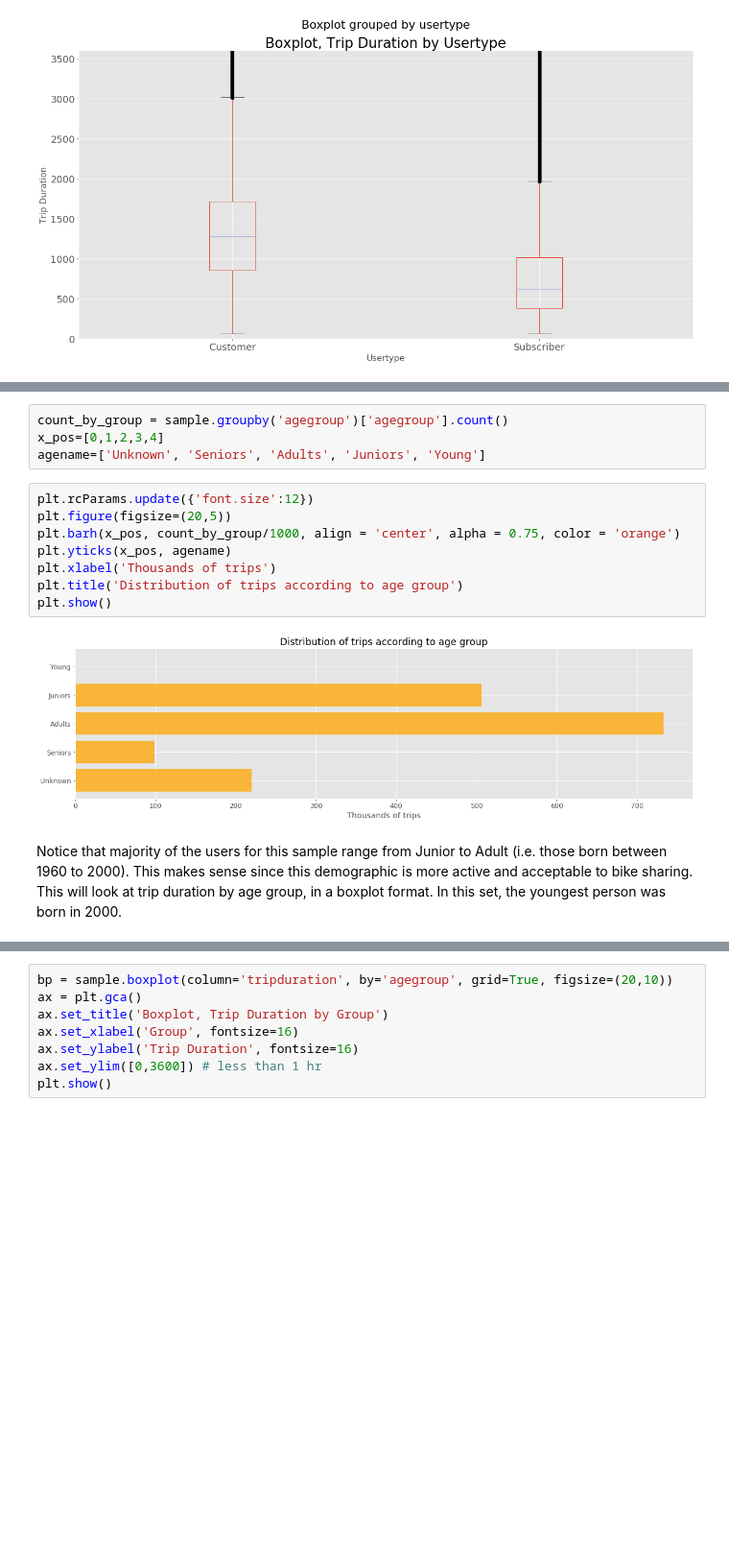
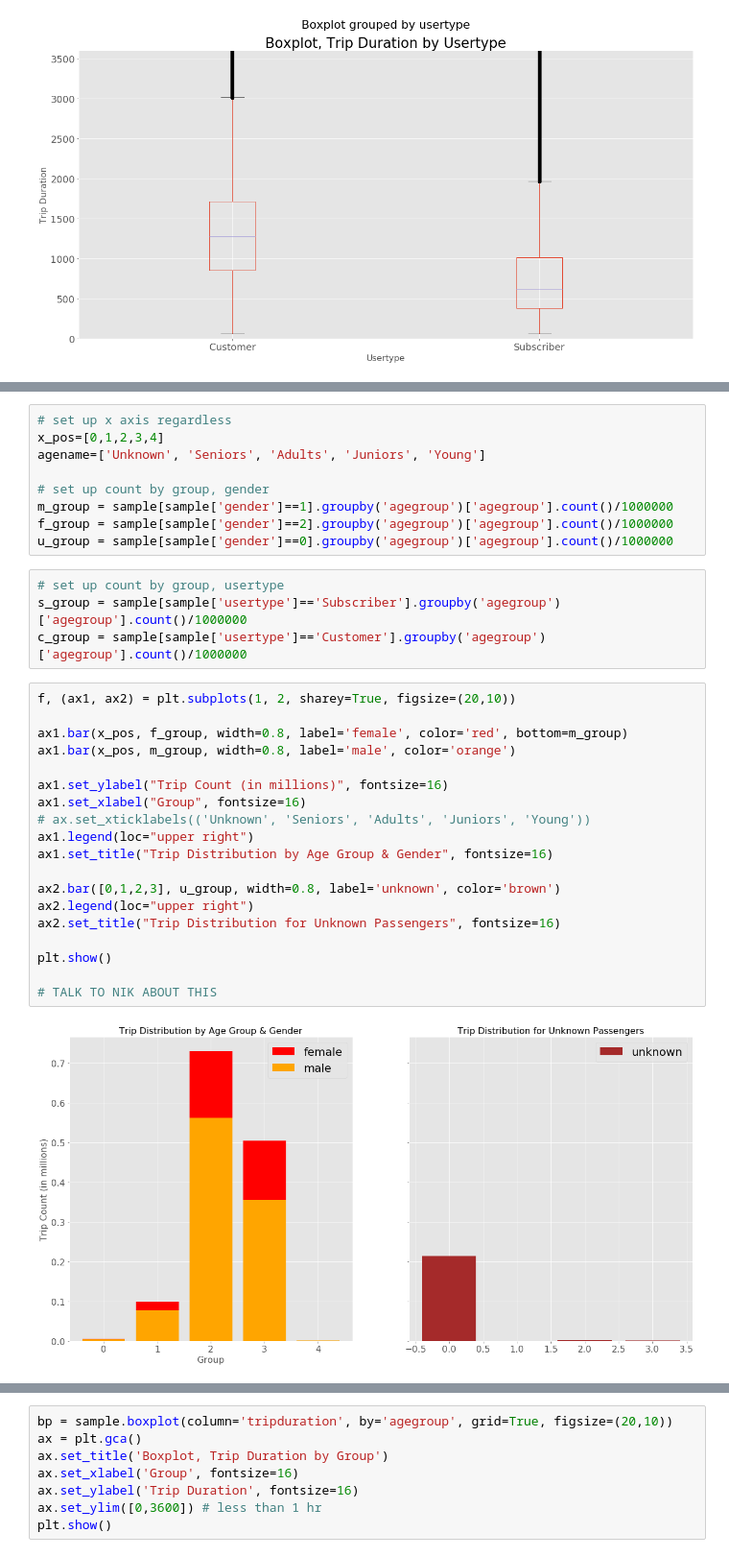
Before and after one commit to advanit/sb-submit, a Jupyter notebook: story.ipynb, the cells around one changed output, grey strips where cells are left out. Shown at 96% size. Cells and saved outputs as stored; diff of their text form; blank space fills up the shorter version.

```diff
--- a/story.ipynb
+++ b/story.ipynb
@@ -391,16 +409,34 @@ Possible explorations include:
-# %%
-count_by_group = sample.groupby('agegroup')['agegroup'].count()
-x_pos=[0,1,2,3,4]
-agename=['Unknown', 'Seniors', 'Adults', 'Juniors', 'Young']
-# %%
-plt.rcParams.update({'font.size':12})
-plt.figure(figsize=(20,5))
-plt.barh(x_pos, count_by_group/1000, align = 'center', alpha = 0.75, color = 'orange')
-plt.yticks(x_pos, agename)
-plt.xlabel('Thousands of trips')
-plt.title('Distribution of trips according to age group')
-plt.show()
-# %% [output]
-[figure, removed]
-# %% [markdown]
-Notice that majority of the users for this sample range from Junior to Adult (i.e. those born between 1960 to 2000).  This makes sense since this demographic is more active and acceptable to bike sharing.  This will look at trip duration by age group, in a boxplot format.  In this set, the youngest person was born in 2000.
+# %%
+# set up x axis regardless
+x_pos=[0,1,2,3,4]
+agename=['Unknown', 'Seniors', 'Adults', 'Juniors', 'Young']
+
+# set up count by group, gender
+m_group = sample[sample['gender']==1].groupby('agegroup')['agegroup'].count()/1000000
+f_group = sample[sample['gender']==2].groupby('agegroup')['agegroup'].count()/1000000
+u_group = sample[sample['gender']==0].groupby('agegroup')['agegroup'].count()/1000000
+# %%
+# set up count by group, usertype
+s_group = sample[sample['usertype']=='Subscriber'].groupby('agegroup')['agegroup'].count()/1000000
+c_group = sample[sample['usertype']=='Customer'].groupby('agegroup')['agegroup'].count()/1000000
+# %%
+f, (ax1, ax2) = plt.subplots(1, 2, sharey=True, figsize=(20,10))
+
+ax1.bar(x_pos, f_group, width=0.8, label='female', color='red', bottom=m_group)
+ax1.bar(x_pos, m_group, width=0.8, label='male', color='orange')
+
+ax1.set_ylabel("Trip Count (in millions)", fontsize=16)
+ax1.set_xlabel("Group", fontsize=16)
+# ax.set_xticklabels(('Unknown', 'Seniors', 'Adults', 'Juniors', 'Young'))
+ax1.legend(loc="upper right")
+ax1.set_title("Trip Distribution by Age Group & Gender", fontsize=16)
+
+ax2.bar([0,1,2,3], u_group, width=0.8, label='unknown', color='brown')
+ax2.legend(loc="upper right")
+ax2.set_title("Trip Distribution for Unknown Passengers", fontsize=16)
+
+plt.show()
+
+# TALK TO NIK ABOUT THIS
+# %% [output]
+[figure, added]
```
Also changed, not shown: parts of 20 cells of this notebook.
